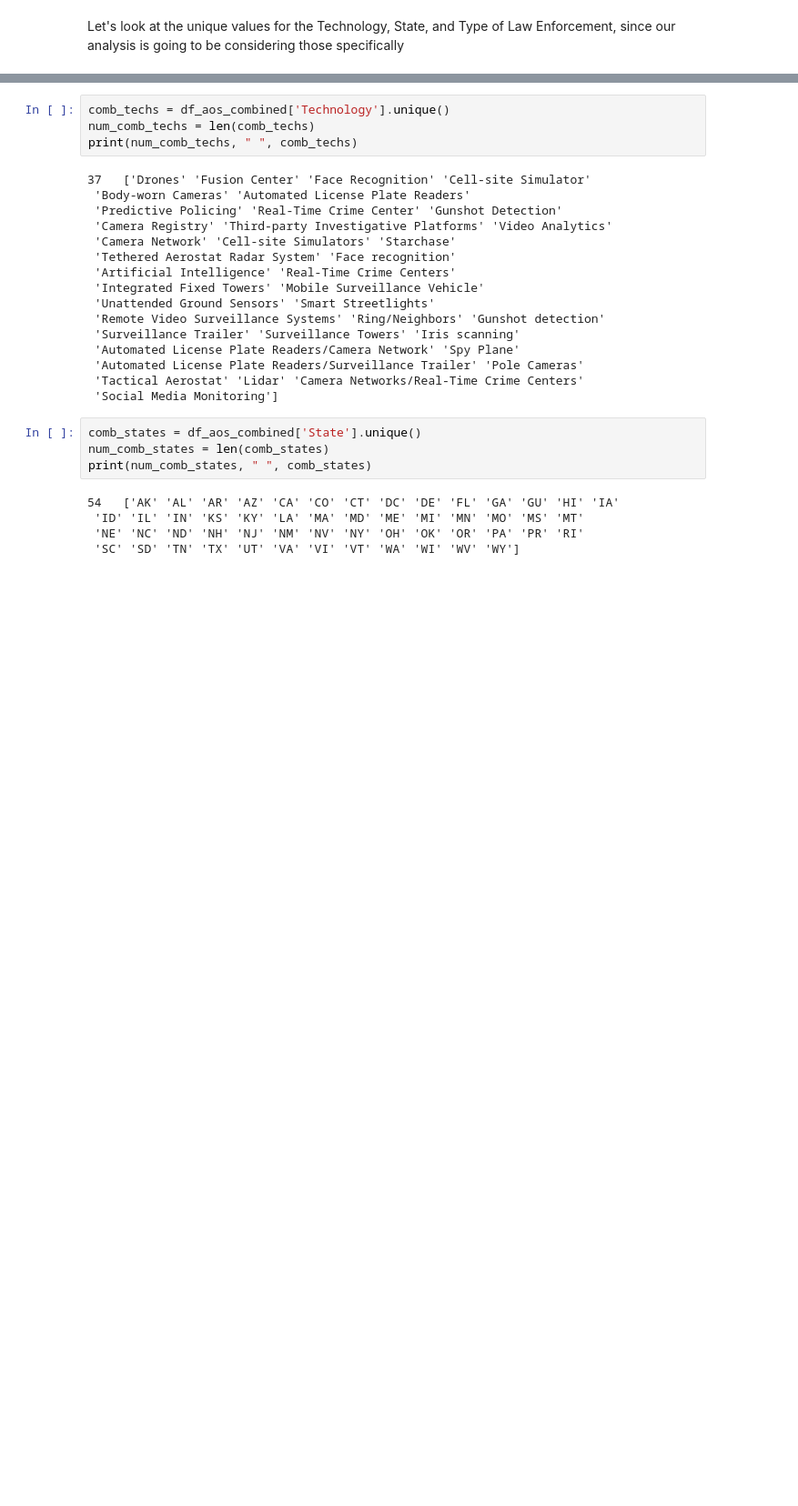
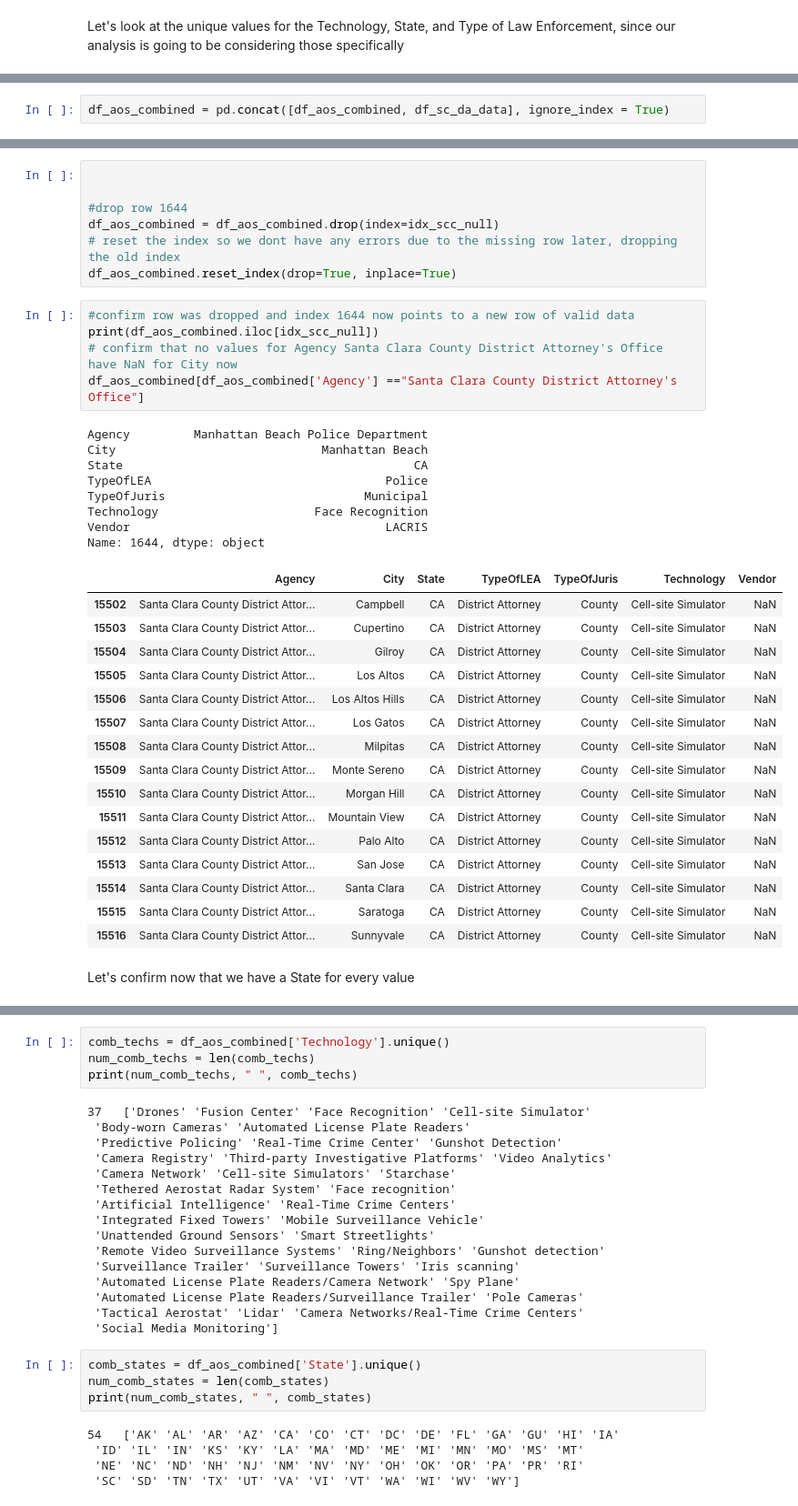
Before and after one commit to robinphurtado/SDSUDataScienceProject, a Jupyter notebook: notebooks/surveilanceproject.ipynb, the cells around one changed output, grey strips where cells are left out. Shown: that part at 91% size. Drawn from its saved outputs; the diff is of its cells as text; blank space fills up the shorter version.

```diff
--- a/notebooks/surveilanceproject.ipynb
+++ b/notebooks/surveilanceproject.ipynb
@@ -609,0 +725,2 @@ Let's look at the unique values for the Technology, State, and Type of Law Enfor
+# %%
+df_aos_combined = pd.concat([df_aos_combined, df_sc_da_data], ignore_index = True)
@@ -609,0 +744,39 @@ Let's look at the unique values for the Technology, State, and Type of Law Enfor
+# %%
+
+
+#drop row 1644
+df_aos_combined = df_aos_combined.drop(index=idx_scc_null)
+# reset the index so we dont have any errors due to the missing row later, dropping the old index
+df_aos_combined.reset_index(drop=True, inplace=True)
+# %%
+#confirm row was dropped and index 1644 now points to a new row of valid data
+print(df_aos_combined.iloc[idx_scc_null])
+# confirm that no values for Agency Santa Clara County District Attorney's Office have NaN for City now
+df_aos_combined[df_aos_combined['Agency'] =="Santa Clara County District Attorney's Office"]
+# %% [output]
+Agency         Manhattan Beach Police Department
+City                             Manhattan Beach
+State                                         CA
+TypeOfLEA                                 Police
+TypeOfJuris                            Municipal
+Technology                      Face Recognition
+Vendor                                    LACRIS
+Name: 1644, dtype: object
+|  | Agency | City | State | TypeOfLEA | TypeOfJuris | Technology | Vendor |
+| 15502 | Santa Clara County District Attor... | Campbell | CA | District Attorney | County | Cell-site Simulator | NaN |
+| 15503 | Santa Clara County District Attor... | Cupertino | CA | District Attorney | County | Cell-site Simulator | NaN |
+| 15504 | Santa Clara County District Attor... | Gilroy | CA | District Attorney | County | Cell-site Simulator | NaN |
+| 15505 | Santa Clara County District Attor... | Los Altos | CA | District Attorney | County | Cell-site Simulator | NaN |
+| 15506 | Santa Clara County District Attor... | Los Altos Hills | CA | District Attorney | County | Cell-site Simulator | NaN |
+| 15507 | Santa Clara County District Attor... | Los Gatos | CA | District Attorney | County | Cell-site Simulator | NaN |
+| 15508 | Santa Clara County District Attor... | Milpitas | CA | District Attorney | County | Cell-site Simulator | NaN |
+| 15509 | Santa Clara County District Attor... | Monte Sereno | CA | District Attorney | County | Cell-site Simulator | NaN |
+| 15510 | Santa Clara County District Attor... | Morgan Hill | CA | District Attorney | County | Cell-site Simulator | NaN |
+| 15511 | Santa Clara County District Attor... | Mountain View | CA | District Attorney | County | Cell-site Simulator | NaN |
+| 15512 | Santa Clara County District Attor... | Palo Alto | CA | District Attorney | County | Cell-site Simulator | NaN |
+| 15513 | Santa Clara County District Attor... | San Jose | CA | District Attorney | County | Cell-site Simulator | NaN |
+| 15514 | Santa Clara County District Attor... | Santa Clara | CA | District Attorney | County | Cell-site Simulator | NaN |
+| 15515 | Santa Clara County District Attor... | Saratoga | CA | District Attorney | County | Cell-site Simulator | NaN |
+| 15516 | Santa Clara County District Attor... | Sunnyvale | CA | District Attorney | County | Cell-site Simulator | NaN |
+# %% [markdown]
+Let's confirm now that we have a State for every value
```
Also changed, not shown: parts of 44 cells of this notebook.
